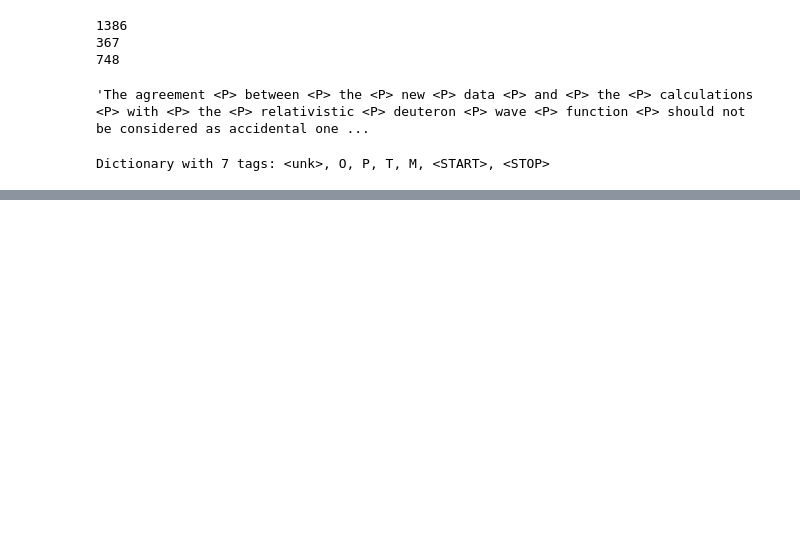
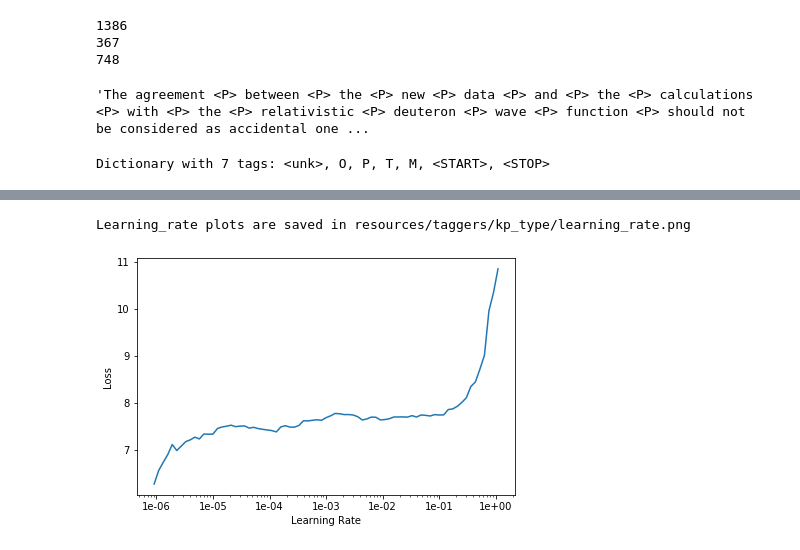
Before and after one commit to sradicwebster/dialogue_and_narrative, a Jupyter notebook: kp_type_model.ipynb, the cells around one changed output, grey strips where cells are left out. Drawn from its saved outputs; the diff is of its cells as text; code cells hidden in the pictures; blank space fills up the shorter version.

```diff
--- a/kp_type_model.ipynb
+++ b/kp_type_model.ipynb
@@ -135,0 +158,7 @@ Weights plots are saved in resources/taggers/kp_type/weights.png
+# %%
+# plot the learning rate finder curve
+plotter = Plotter()
+plotter.plot_learning_rate('resources/taggers/kp_type/learning_rate.tsv')
+# %% [output]
+Learning_rate plots are saved in resources/taggers/kp_type/learning_rate.png
+[figure, added]
```
Also changed, not shown: parts of 5 cells of this notebook, 2 other files.
